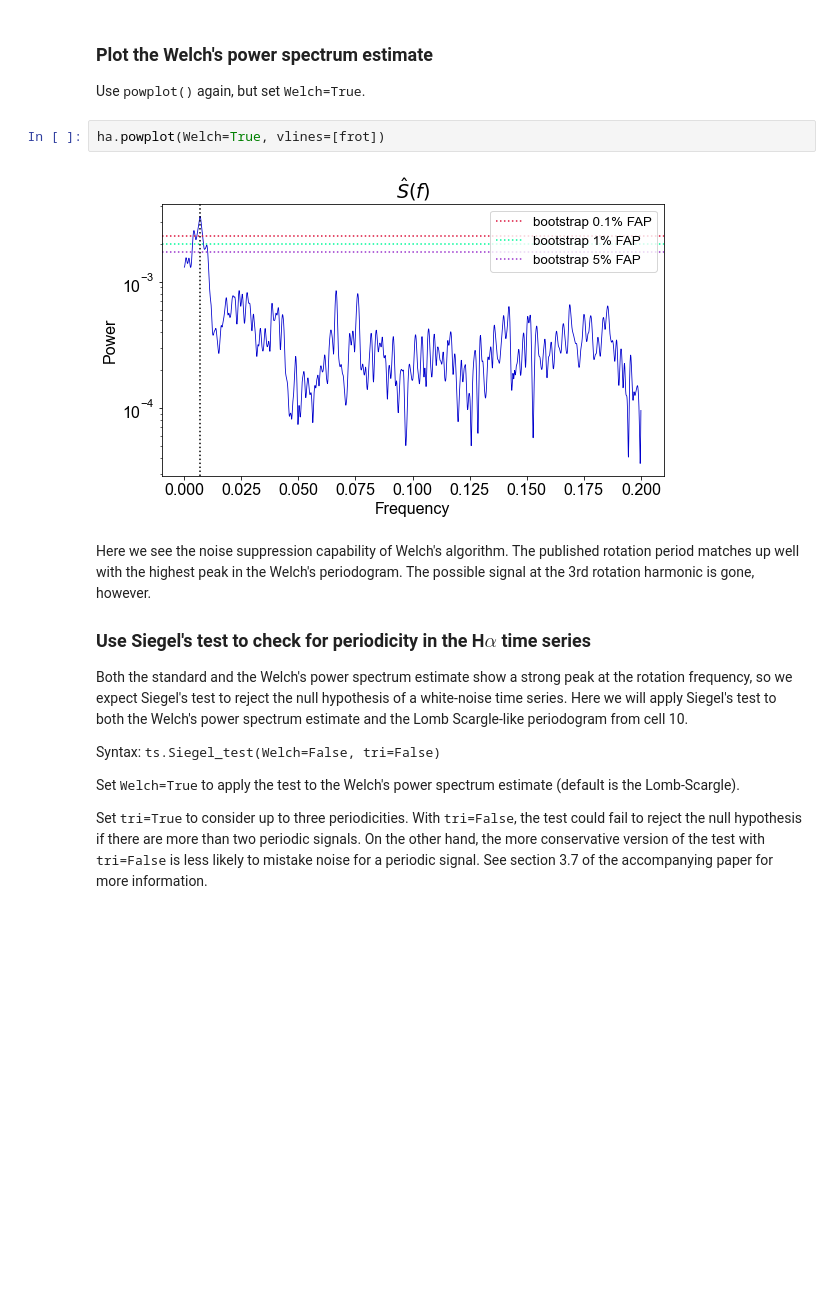
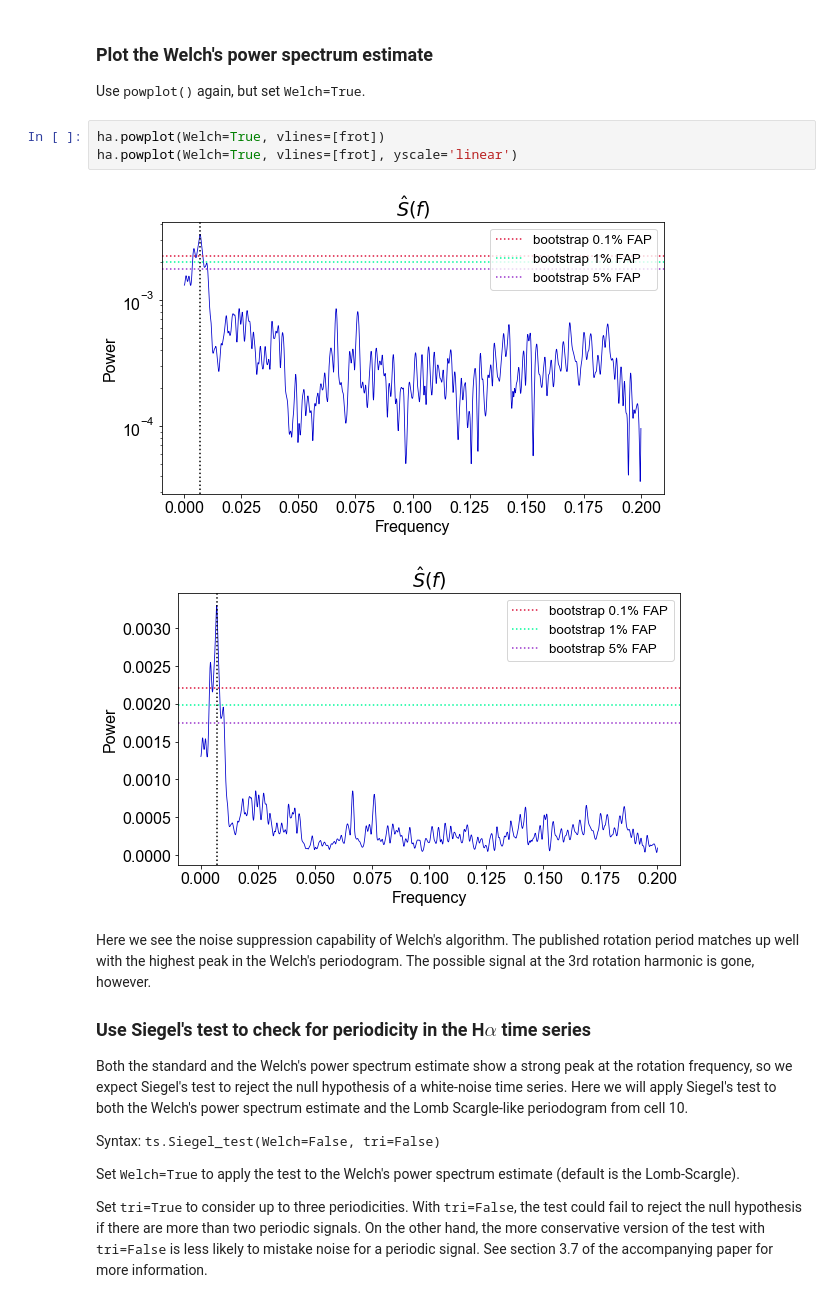
Before and after one commit to sdrastro/NWelch, a Jupyter notebook: demo/TimeSeries_demo.ipynb, the cells around one changed output. Cells and saved outputs as stored; diff of their text form; blank space fills up the shorter version.

```diff
--- a/demo/TimeSeries_demo.ipynb
+++ b/demo/TimeSeries_demo.ipynb
@@ -280,8 +292,10 @@ Iteration 9500
 Use <tt>powplot()</tt> again, but set <tt>Welch=True</tt>.
 # %%
 ha.powplot(Welch=True, vlines=[frot])
+ha.powplot(Welch=True, vlines=[frot], yscale='linear')
 # %% [output]
 [figure]
+[figure, added]
 # %% [markdown]
 Here we see the noise suppression capability of Welch's algorithm. The published rotation period matches up well with the highest peak in the Welch's periodogram. The possible signal at the 3rd rotation harmonic is gone, however.
 
```
Also changed, not shown: parts of 7 cells of this notebook, 7 other files.
